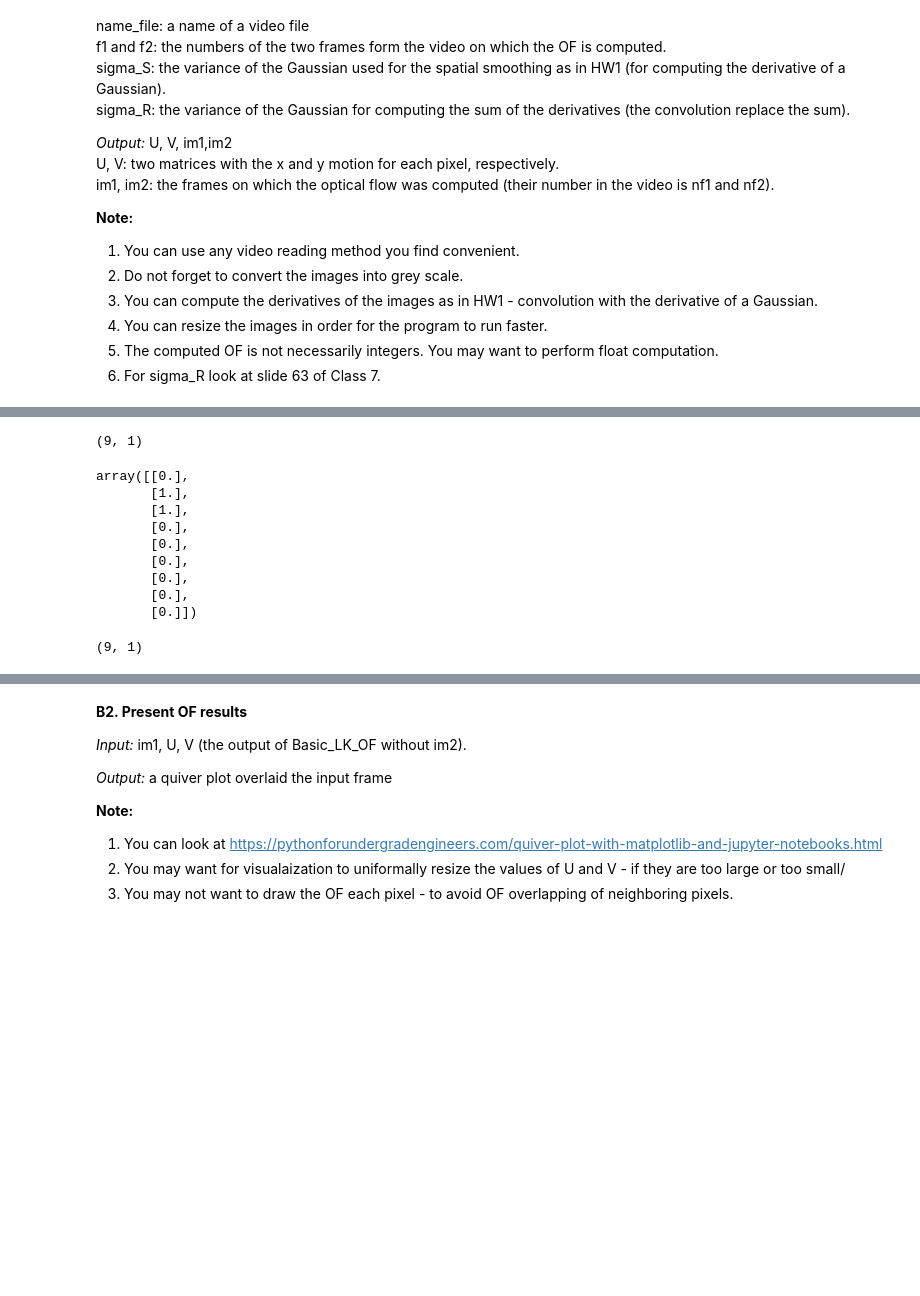
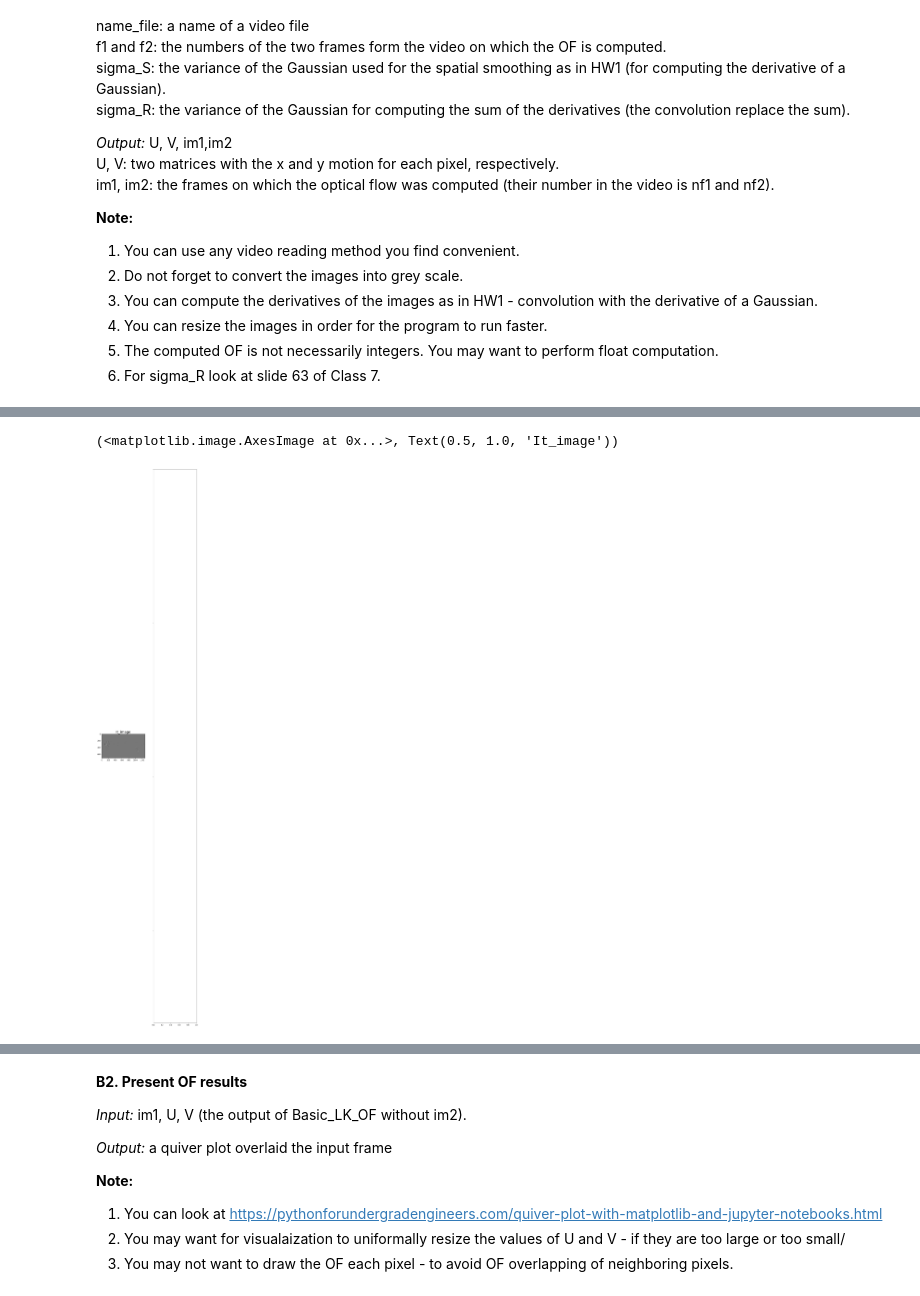
Before and after one commit to Nesher123/Computer-Vision, a Jupyter notebook: HW3/ofir.ipynb, the cells around one changed output, grey strips where cells are left out. Saved outputs shown, nothing was run; the diff lists cells and outputs as text; code cells hidden in the pictures; blank space fills up the shorter version.

```diff
--- a/HW3/ofir.ipynb
+++ b/HW3/ofir.ipynb
@@ -254,0 +277,40 @@ array([[  0,   0],
+# %%
+from scipy.signal import convolve2d
+
+filename = 'OneLeaveShopReenter2cor.mpg' # 559 frames
+# filename = 'slide.avi' # 560 frames
+window_size = 43
+mode = 'same'
+sigma = 1
+mask_size = sigma * 4
+
+frames_list = get_all_frames_as_list(filename)
+
+nf1 = 0
+nf2 = 1
+frame1 = frames_list[nf1]
+frame2 = frames_list[nf2]
+
+# plot_image = cv2.cvtColor(img1, cv2.COLOR_BGR2RGB)
+# plt.imshow(plot_image)
+
+# syntethic_img1 = np.zeros((20,20), dtype=np.int)
+# syntethic_img1[1:4, 2:5] = 255
+# syntethic_img2 = np.zeros((20,20), dtype=np.int)
+# syntethic_img2[1:4, 3:6] = 255
+
+# img1 = syntethic_img1 / 255
+# img2 = syntethic_img2 / 255
+
+img1_convolved_x, img1_convolved_y = get_derivatives(frame1, sigma, mask_size)
+img2_convolved_x, img2_convolved_y = get_derivatives(frame2, sigma, mask_size)
+
+Ix = img1_convolved_x + img2_convolved_x
+Iy = img1_convolved_y + img2_convolved_y
+
+# calculate gradient along temporal "t" direction
+filter_t1 = np.array([[-1., -1.], [-1., -1.]])
+filter_t2 = -1 * filter_t1
+f_t1 = convolve2d(img1, filter_t1, mode = mode)
+f_t2 = convolve2d(img2, filter_t2, mode = mode)
+It = f_t1 + f_t2
@@ -384,26 +410,9 @@ if np.min(abs(np.linalg.eigvals(np.matmul(A.T, A)))) >= tau:
-# %%
-# b = np.reshape(It, (It.shape[0],1)) # get b here
-i = 5
-j = 5
-w = 1
-b = It[i-w : i+w+1, j-w : j+w+1].reshape(-1, 1)
-print(b.shape)
-b
-# %% [output]
-(9, 1)
-array([[0.],
-       [1.],
-       [1.],
-       [0.],
-       [0.],
-       [0.],
-       [0.],
-       [0.],
-       [0.]])
-# %%
-np.zeros((9,1), dtype=np.int).shape
-# %% [output]
-(9, 1)
+# %%
+f, (It_image, zzz) = plt.subplots(1, 2, sharex='col', sharey='row', figsize=(10, 60))
+It_image.imshow(It, cmap='gray'), It_image.set_title('It_image', fontsize = 20)
+# %% [output]
+(<matplotlib.image.AxesImage at 0x...>, Text(0.5, 1.0, 'It_image'))
+[figure, added]
 # %%
 # cap = cv2.VideoCapture(filename)
 
```
Also changed, not shown: parts of 20 cells of this notebook.
